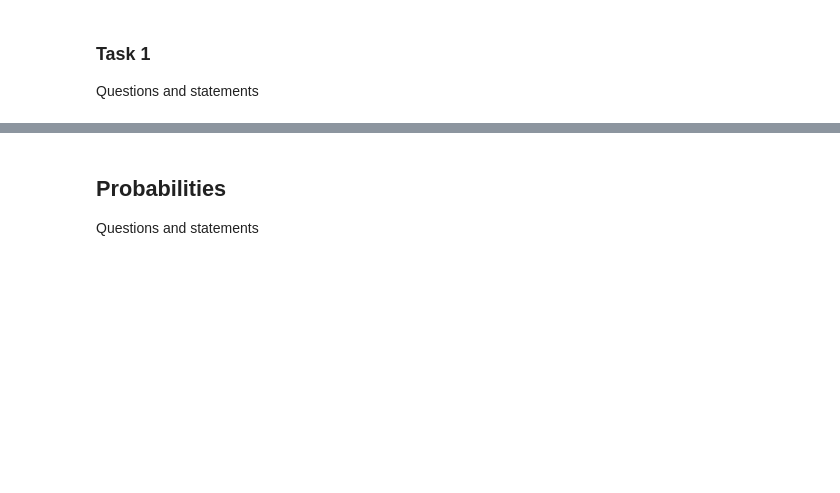
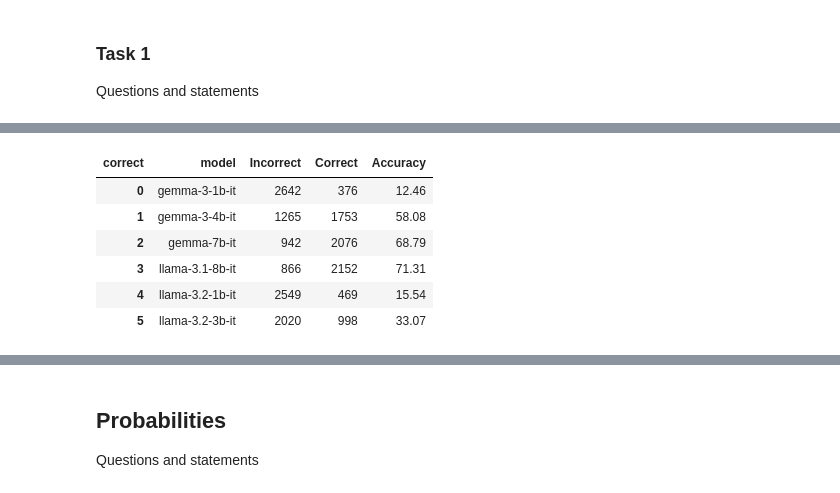
Before and after one commit to aittam9/meronymy, a Jupyter notebook: scripts/analysis.ipynb, the cells around one changed output, grey strips where cells are left out. Saved outputs shown, nothing was run; the diff lists cells and outputs as text; code cells hidden in the pictures; blank space fills up the shorter version.

```diff
--- a/scripts/analysis.ipynb
+++ b/scripts/analysis.ipynb
@@ -29,0 +49,13 @@ plt.tight_layout()
+# %%
+aggregated_questions = all_results_questions.groupby(["model", "correct"]).size().unstack() #.plot(kind="bar", color = ["gray", "lightgray"] )
+aggregated_questions["Accuracy"] = round(aggregated_questions[True] / (aggregated_questions[True] + aggregated_questions[False]) * 100, 2)
+aggregated_questions = aggregated_questions.reset_index().rename(columns={True: "Correct", False: "Incorrect"})
+aggregated_questions
+# %% [output]
+| correct | model | Incorrect | Correct | Accuracy |
+| 0 | gemma-3-1b-it | 2642 | 376 | 12.46 |
+| 1 | gemma-3-4b-it | 1265 | 1753 | 58.08 |
+| 2 | gemma-7b-it | 942 | 2076 | 68.79 |
+| 3 | llama-3.1-8b-it | 866 | 2152 | 71.31 |
+| 4 | llama-3.2-1b-it | 2549 | 469 | 15.54 |
+| 5 | llama-3.2-3b-it | 2020 | 998 | 33.07 |
```
Also changed, not shown: parts of 10 cells of this notebook, 3 other files.
